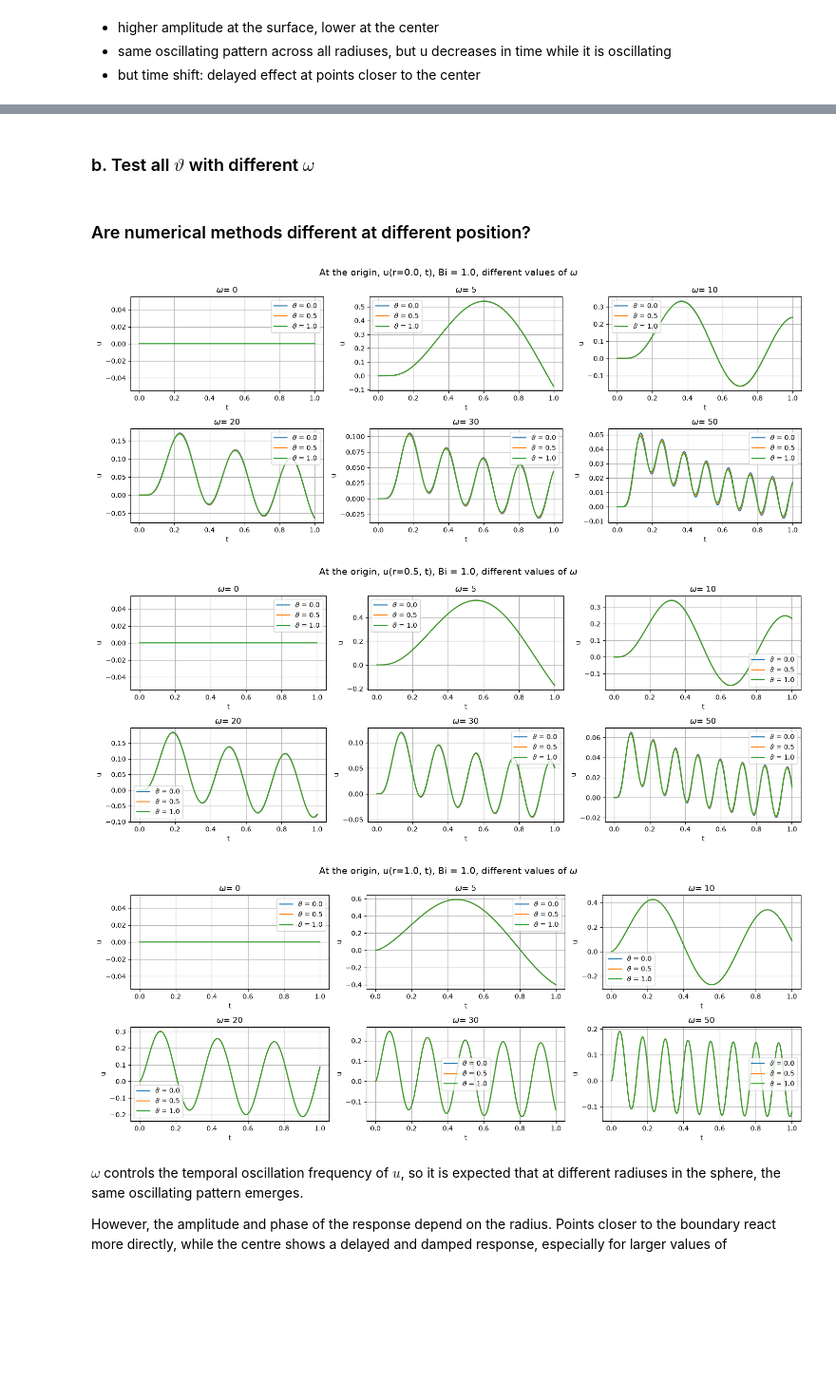
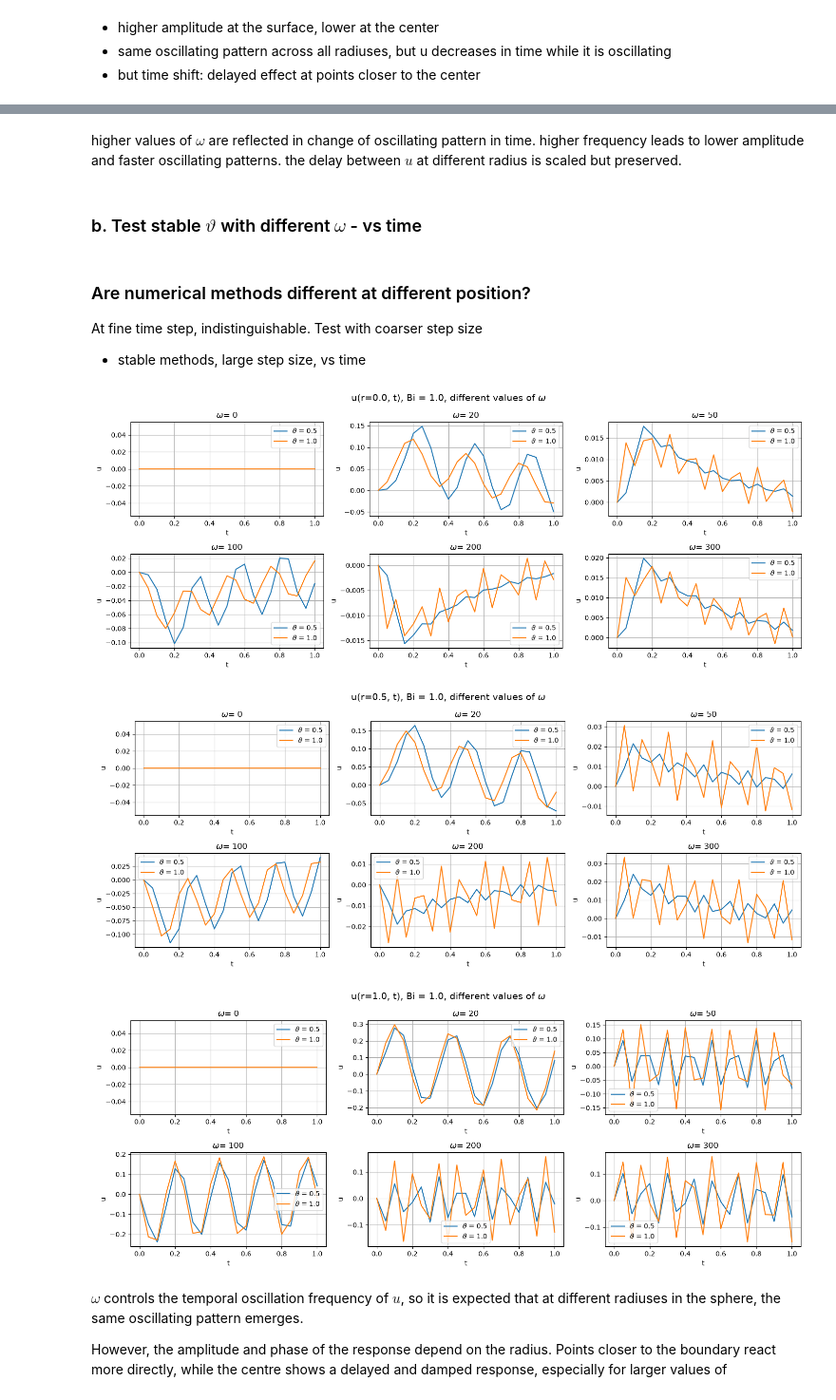
Before and after one commit to claramont/scicomp-code, a Jupyter notebook: Ex_1e.ipynb, the cells around one changed output, grey strips where cells are left out. Shown at 95% size. Drawn from its saved outputs; the diff is of its cells as text; code cells hidden in the pictures; blank space fills up the shorter version.

```diff
--- a/Ex_1e.ipynb
+++ b/Ex_1e.ipynb
@@ -97,33 +97,0 @@ I fixed the surface, but u_j(t) has same behavior at every point of the sphere:
-# %%
-## test many positions on the radius
-N = 50
-Bi = 1.0
-omega = 10.0
-dt = 1e-5
-t_end = 1.0
-
-radiuses = [0, 7, 12, 20, 30, 40, 45, 49]
-
-fig, axes = plt.subplots(2, 4, figsize=(15, 6), sharex=True)
-axes = axes.ravel()
-
-for theta in theta_values:
-    solver = SphericalHeatCondSolver(N, dt, Bi, omega, theta, t_end)
-    times, r, U = solver.solve()
-
-    for k, idx in enumerate(radiuses):
-        ax = axes[k]
-
-        ax.plot(times, U[:, idx], label=fr"$\vartheta = {theta}$")
-        ax.set_title(fr"$u(r={r[idx]:.2f},t)$")
-        ax.set_xlabel("t")
-        ax.set_ylabel("u")
-        ax.grid(True)
-
-fig.suptitle(
-    fr"Comparison of $\vartheta$-methods, Bi = {Bi}, $\omega^* = {omega}$",
-    fontsize=14
-)
-plt.legend()
-plt.tight_layout()
-plt.show()
@@ -164,48 +226,53 @@ plt.show()
+# %% [markdown]
+higher values of $\omega$ are reflected in change of oscillating pattern in time. higher frequency leads to lower amplitude and faster oscillating patterns. the delay between $u$ at different radius is scaled but preserved.
 # %% [markdown]
-### b. Test all $\vartheta$ with different $\omega$
+### b. Test stable $\vartheta$ with different $\omega$ - vs time
 # %% [markdown]
 ### Are numerical methods different at different position?
+At fine time step, indistinguishable. Test with coarser step size
+- stable methods, large step size, vs time
 # %%
 N = 18
 Bi = 1.0
-dt = 0.001
+dt = 0.05
 t_end = 1.0
 
 n_timesteps = int(t_end / dt)
 
-omega_values = [0, 5, 10, 20, 30, 50]
+omega_values = [0, 20, 50, 100, 200, 300]
 theta_values = [0.0, 0.5, 1.0]
+stable_theta_values = [0.5, 1.0]
 r_dict = {0:0.0, 9:0.5, -1:1.0}
 
 for r_idx, r_value in r_dict.items():
     fig, axes = plt.subplots(2, 3, figsize=(15, 6))
     axes = axes.ravel()
 
-    for theta in theta_values:
+    for theta in stable_theta_values:
         for k, omega in enumerate(omega_values):
             solver = SphericalHeatCondSolver(N, dt, Bi, omega, theta= theta, t_end=t_end)
             times, r, U = solver.solve()
 
             ax = axes[k]
             ax.plot(times, U[:, r_idx], label= fr"$\vartheta$ = {theta}")
             ax.set_title(fr"$\omega$= {omega}")
             #ax.set_title(f"$u(r,t)$")
             ax.set_xlabel("t")
             ax.set_ylabel("u")
             ax.grid(True)
             ax.legend()
 
     fig.suptitle(
-        fr"At the origin, u(r={r_value}, t), Bi = {Bi}, different values of $\omega$",
+        fr"u(r={r_value}, t), Bi = {Bi}, different values of $\omega$",
         fontsize=14
     )
 
     plt.tight_layout()
     plt.show()
 # %% [output]
-[figure, old version]
+[figure, new version]
-[figure, old version]
+[figure, new version]
-[figure, old version]
+[figure, new version]
 # %% [markdown]
 $\omega$ controls the temporal oscillation frequency of $u$, so it is expected that at different radiuses in the sphere, the same oscillating pattern emerges.
 
```
Also changed, not shown: parts of 28 cells of this notebook.
